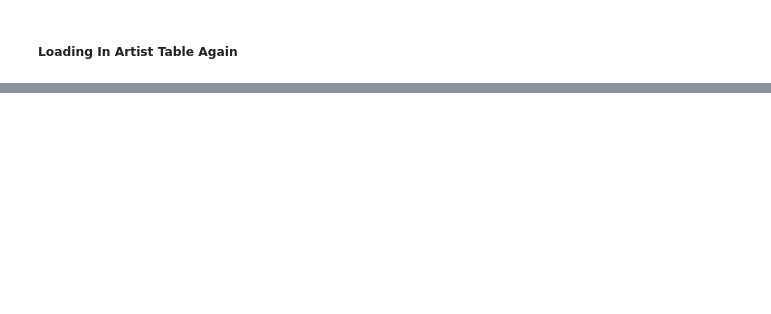
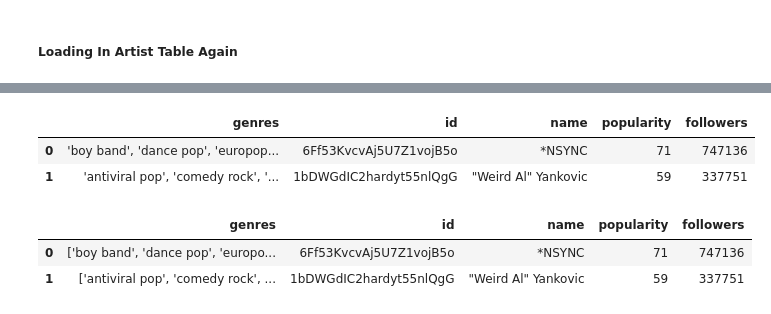
Before and after one commit to jonjohnsontc/songwriter-graph, a Jupyter notebook: notebooks/spotipy.ipynb, the cells around one changed output, grey strips where cells are left out. Saved outputs shown, nothing was run; the diff lists cells and outputs as text; code cells hidden in the pictures; blank space fills up the shorter version.

```diff
--- a/notebooks/spotipy.ipynb
+++ b/notebooks/spotipy.ipynb
@@ -473,0 +587,8 @@ df.head()
+# %%
+df['genres'] = df['genres'].apply(lambda x: str(x).strip("[]"))
+# %%
+df.head(2)
+# %% [output]
+|  | genres | id | name | popularity | followers |
+| 0 | 'boy band', 'dance pop', 'europop... | 6Ff53KvcvAj5U7Z1vojB5o | *NSYNC | 71 | 747136 |
+| 1 | 'antiviral pop', 'comedy rock', '... | 1bDWGdIC2hardyt55nlQgG | "Weird Al" Yankovic | 59 | 337751 |
@@ -473,0 +597,6 @@ df.head()
+# %%
+df.head(2)
+# %% [output]
+|  | genres | id | name | popularity | followers |
+| 0 | ['boy band', 'dance pop', 'europo... | 6Ff53KvcvAj5U7Z1vojB5o | *NSYNC | 71 | 747136 |
+| 1 | ['antiviral pop', 'comedy rock', ... | 1bDWGdIC2hardyt55nlQgG | "Weird Al" Yankovic | 59 | 337751 |
```
Also changed, not shown: parts of 45 cells of this notebook, 6 other files.
